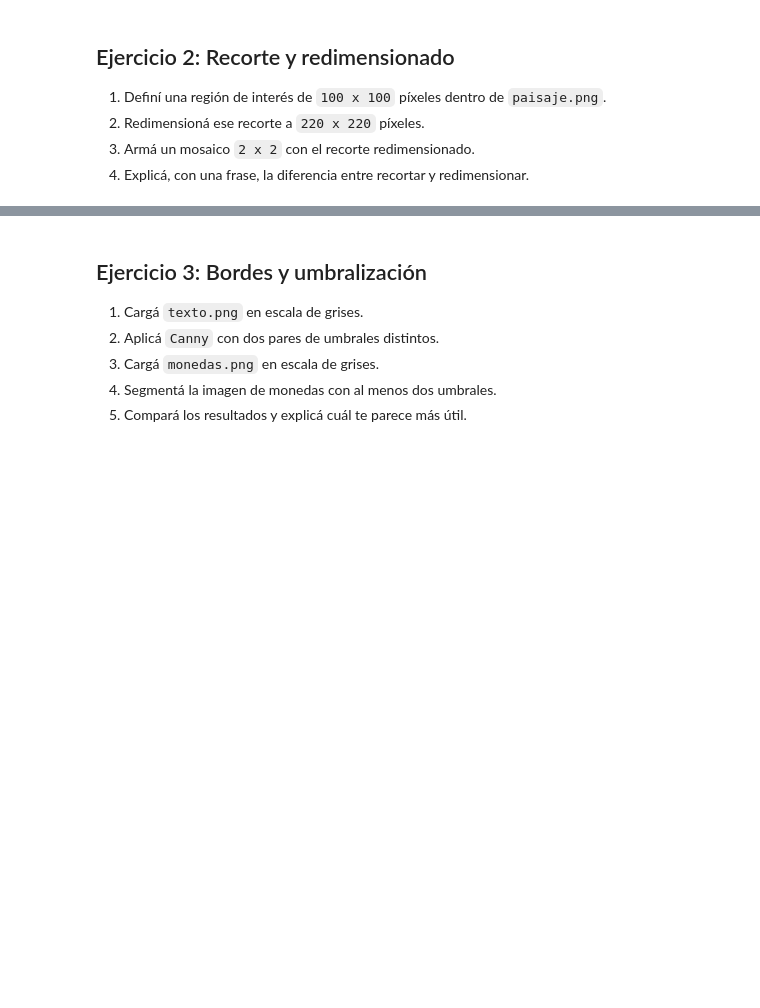
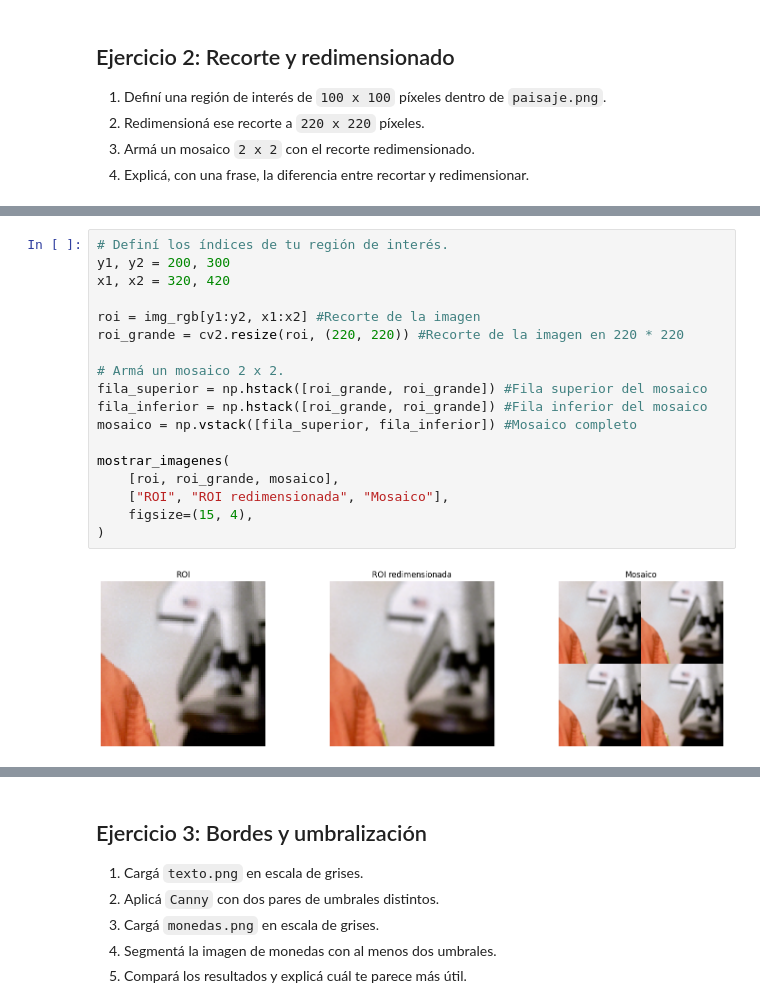
Before and after one commit to CharitoLucero/lucero-sara-pdi-1c-2026, a Jupyter notebook: 004/003 - LAB/005 - practica guiada de procesamiento de imagenes.ipynb, the cells around one changed output, grey strips where cells are left out. Saved outputs shown, nothing was run; the diff lists cells and outputs as text; blank space fills up the shorter version.

```diff
--- a/004/002 - PRAC/005 - practica guiada de procesamiento de imagenes.ipynb
+++ b/004/003 - LAB/005 - practica guiada de procesamiento de imagenes.ipynb
@@ -136,0 +153,20 @@ print(explicacion_geometria)
+# %%
+# Definí los índices de tu región de interés.
+y1, y2 = 200, 300
+x1, x2 = 320, 420
+
+roi = img_rgb[y1:y2, x1:x2] #Recorte de la imagen
+roi_grande = cv2.resize(roi, (220, 220)) #Recorte de la imagen en 220 * 220
+
+# Armá un mosaico 2 x 2.
+fila_superior = np.hstack([roi_grande, roi_grande]) #Fila superior del mosaico
+fila_inferior = np.hstack([roi_grande, roi_grande]) #Fila inferior del mosaico
+mosaico = np.vstack([fila_superior, fila_inferior]) #Mosaico completo
+
+mostrar_imagenes(
+    [roi, roi_grande, mosaico],
+    ["ROI", "ROI redimensionada", "Mosaico"],
+    figsize=(15, 4),
+)
+# %% [output]
+[figure, added]
```
Also changed, not shown: parts of 6 cells of this notebook, 8 other files.
